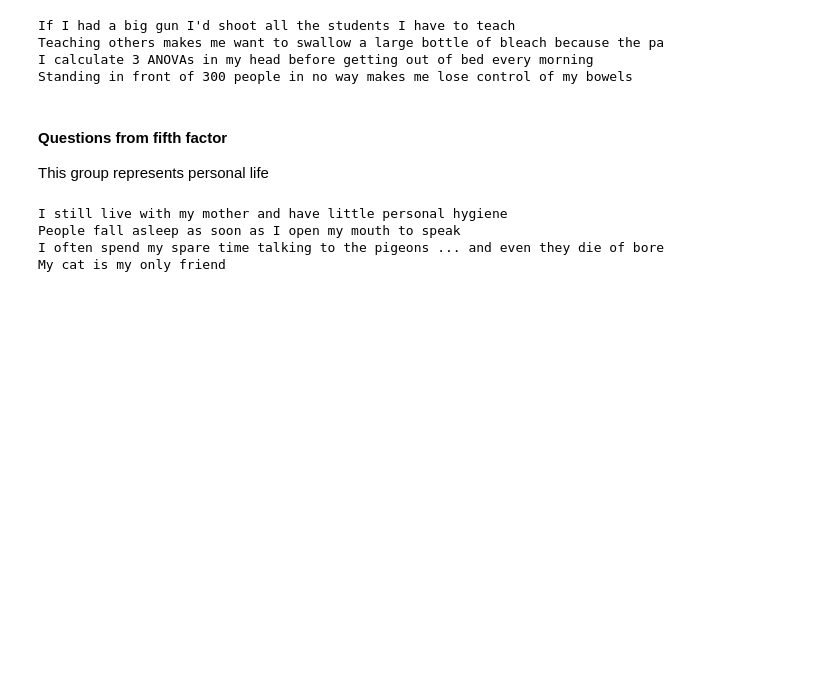
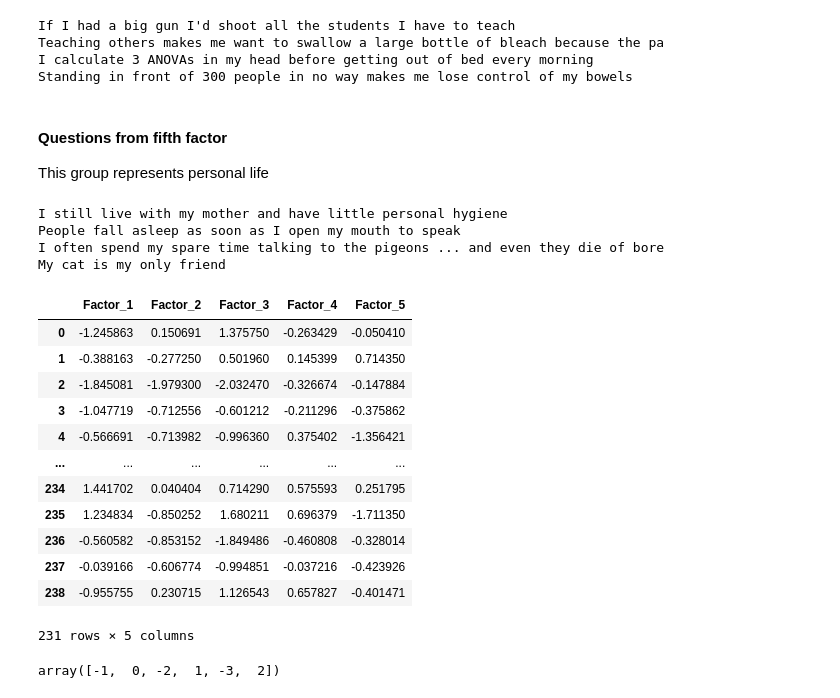
Before and after one commit to Mist3r-R/da-hse-sse-2020, a Jupyter notebook: 22.02_Rogovets.ipynb, the cells around one changed output. Drawn from its saved outputs; the diff is of its cells as text; code cells hidden in the pictures; blank space fills up the shorter version.

```diff
--- a/22.02_Rogovets.ipynb
+++ b/22.02_Rogovets.ipynb
@@ -354,3 +354,27 @@ I still live with my mother and have little personal hygiene
 People fall asleep as soon as I open my mouth to speak
 I often spend my spare time talking to the pigeons ... and even they die of bore
 My cat is my only friend
+# %%
+transformed = pd.DataFrame(data=fa.transform(data),
+                           index=data.index,
+                           columns=factors.columns)
+transformed
+# %% [output]
+|  | Factor_1 | Factor_2 | Factor_3 | Factor_4 | Factor_5 |
+| 0 | -1.245863 | 0.150691 | 1.375750 | -0.263429 | -0.050410 |
+| 1 | -0.388163 | -0.277250 | 0.501960 | 0.145399 | 0.714350 |
+| 2 | -1.845081 | -1.979300 | -2.032470 | -0.326674 | -0.147884 |
+| 3 | -1.047719 | -0.712556 | -0.601212 | -0.211296 | -0.375862 |
+| 4 | -0.566691 | -0.713982 | -0.996360 | 0.375402 | -1.356421 |
+| ... | ... | ... | ... | ... | ... |
+| 234 | 1.441702 | 0.040404 | 0.714290 | 0.575593 | 0.251795 |
+| 235 | 1.234834 | -0.850252 | 1.680211 | 0.696379 | -1.711350 |
+| 236 | -0.560582 | -0.853152 | -1.849486 | -0.460808 | -0.328014 |
+| 237 | -0.039166 | -0.606774 | -0.994851 | -0.037216 | -0.423926 |
+| 238 | -0.955755 | 0.230715 | 1.126543 | 0.657827 | -0.401471 |
+231 rows × 5 columns
+# %%
+converted = transformed.round(0).astype(int)
+converted.Factor_1.unique()
+# %% [output]
+array([-1,  0, -2,  1, -3,  2])
```
Also changed, not shown: parts of 5 cells of this notebook, 1 other file.
